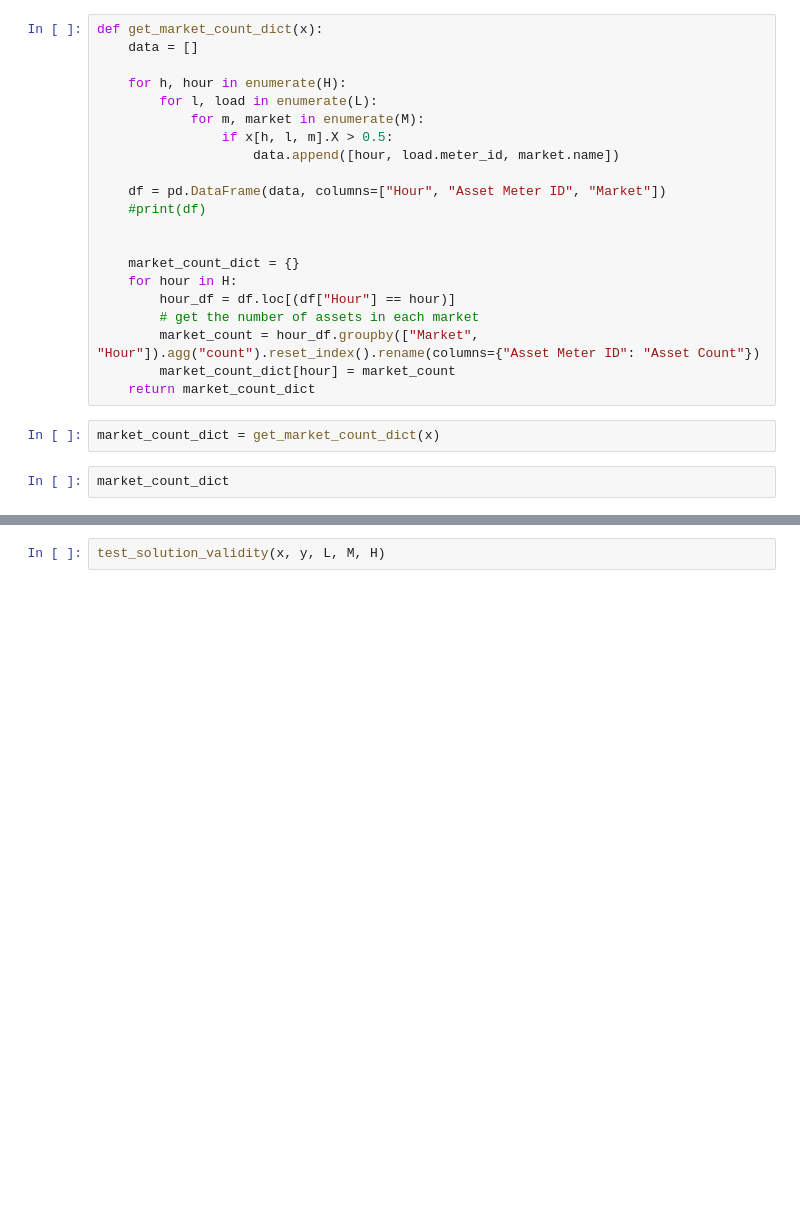
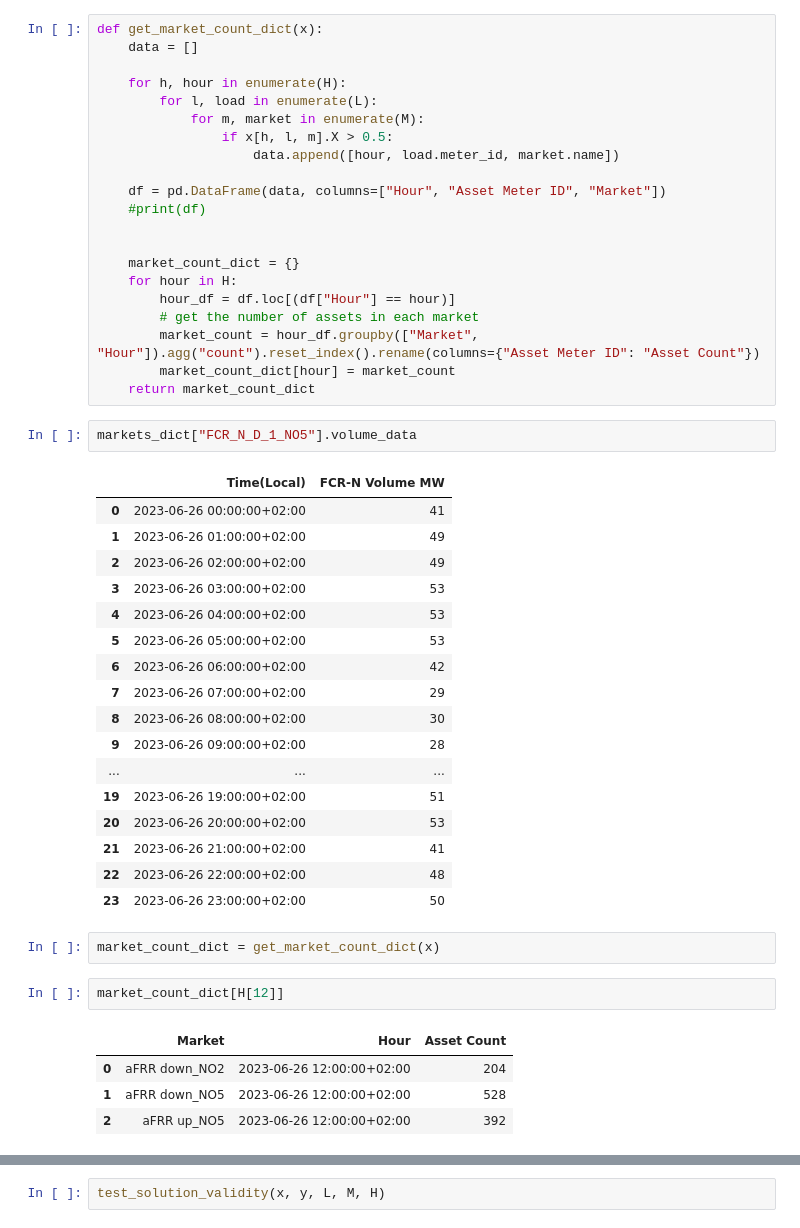
Before and after one commit to sandermeland/master-kode, a Jupyter notebook: v_7_om.ipynb, the cells around one changed output, grey strips where cells are left out. Drawn from its saved outputs; the diff is of its cells as text; blank space fills up the shorter version.

```diff
--- a/v_7_om.ipynb
+++ b/v_7_om.ipynb
@@ -448,10 +452,35 @@ def get_market_count_dict(x):
         market_count = hour_df.groupby(["Market", "Hour"]).agg("count").reset_index().rename(columns={"Asset Meter ID": "Asset Count"})
         market_count_dict[hour] = market_count
     return market_count_dict
+# %%
+markets_dict["FCR_N_D_1_NO5"].volume_data
+# %% [output]
+|  | Time(Local) | FCR-N Volume MW |
+| 0 | 2023-06-26 00:00:00+02:00 | 41 |
+| 1 | 2023-06-26 01:00:00+02:00 | 49 |
+| 2 | 2023-06-26 02:00:00+02:00 | 49 |
+| 3 | 2023-06-26 03:00:00+02:00 | 53 |
+| 4 | 2023-06-26 04:00:00+02:00 | 53 |
+| 5 | 2023-06-26 05:00:00+02:00 | 53 |
+| 6 | 2023-06-26 06:00:00+02:00 | 42 |
+| 7 | 2023-06-26 07:00:00+02:00 | 29 |
+| 8 | 2023-06-26 08:00:00+02:00 | 30 |
+| 9 | 2023-06-26 09:00:00+02:00 | 28 |
+| ... | ... | ... |
+| 19 | 2023-06-26 19:00:00+02:00 | 51 |
+| 20 | 2023-06-26 20:00:00+02:00 | 53 |
+| 21 | 2023-06-26 21:00:00+02:00 | 41 |
+| 22 | 2023-06-26 22:00:00+02:00 | 48 |
+| 23 | 2023-06-26 23:00:00+02:00 | 50 |
 # %%
 market_count_dict = get_market_count_dict(x)
 # %%
-market_count_dict
+market_count_dict[H[12]]
+# %% [output]
+|  | Market | Hour | Asset Count |
+| 0 | aFRR down_NO2 | 2023-06-26 12:00:00+02:00 | 204 |
+| 1 | aFRR down_NO5 | 2023-06-26 12:00:00+02:00 | 528 |
+| 2 | aFRR up_NO5 | 2023-06-26 12:00:00+02:00 | 392 |
 # %%
 def test_solution_validity(x, y, L, M, H):
     for h, hour in enumerate(H):
```
Also changed, not shown: parts of 3 cells of this notebook, 1 other file.
